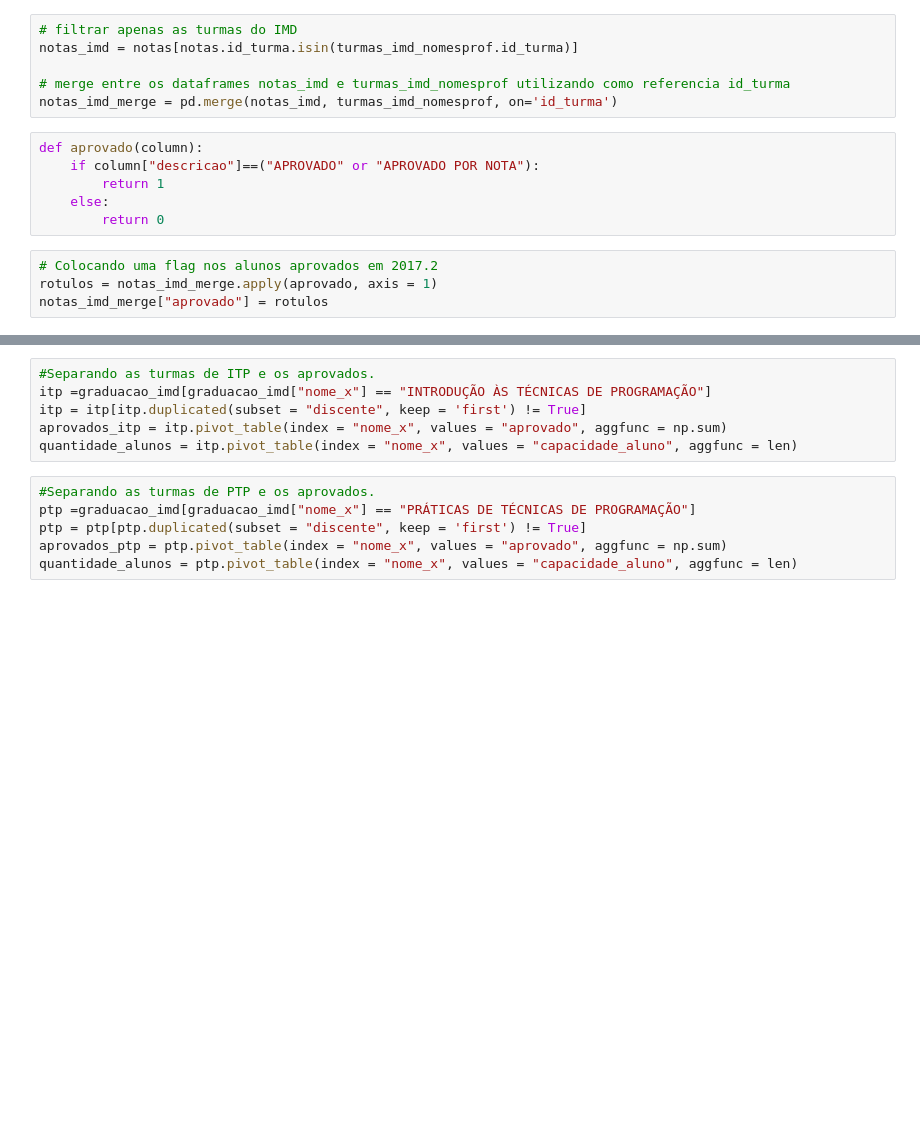
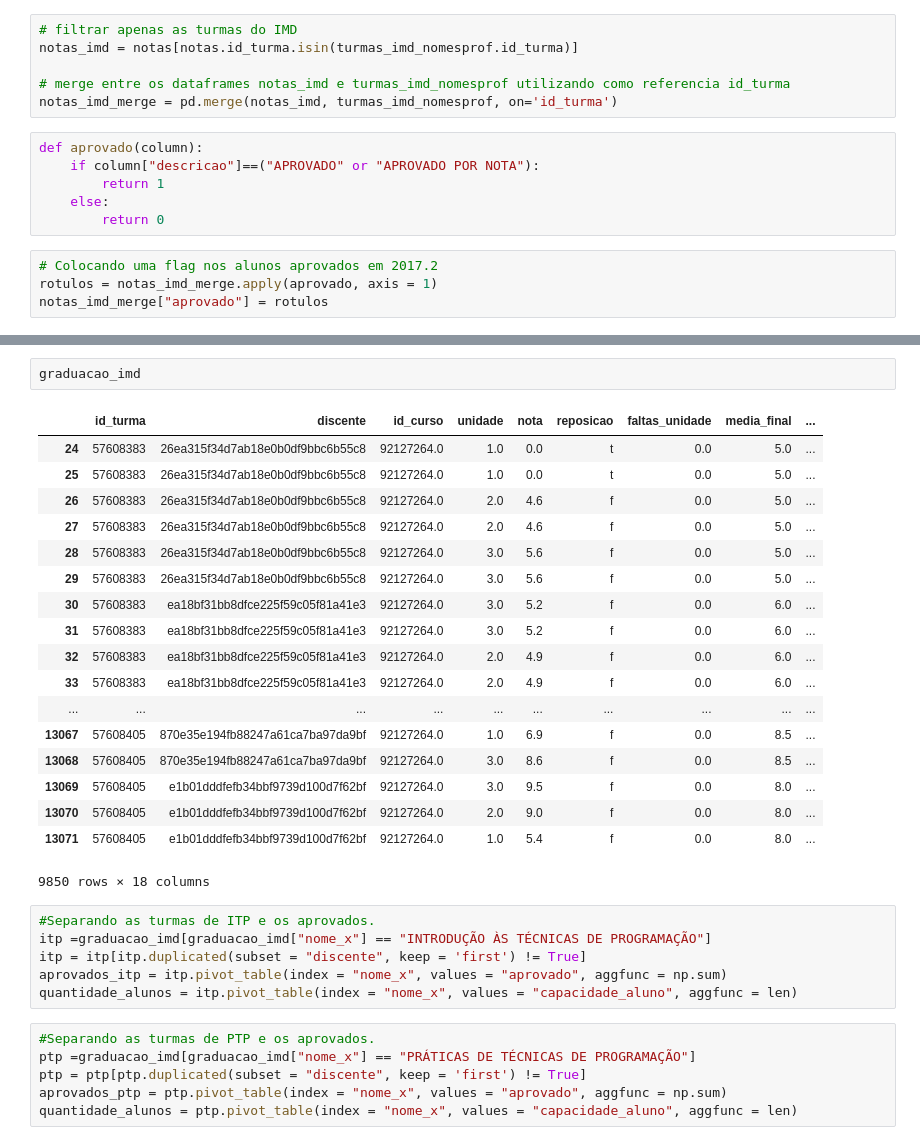
Before and after one commit to developerjoao/Trabalho_probabilidade, a Jupyter notebook: Trabalho segunda unidade.ipynb, the cells around one changed output, grey strips where cells are left out. Cells and saved outputs as stored; diff of their text form; blank space fills up the shorter version.

```diff
--- a/Trabalho segunda unidade.ipynb
+++ b/Trabalho segunda unidade.ipynb
@@ -138,3 +138,24 @@ array(['INTRODUÇÃO ÀS TÉCNICAS DE PROGRAMAÇÃO',
+# %%
+graduacao_imd
+# %% [output]
+|  | id_turma | discente | id_curso | unidade | nota | reposicao | faltas_unidade | media_final | ... |
+| 24 | 57608383 | 26ea315f34d7ab18e0b0df9bbc6b55c8 | 92127264.0 | 1.0 | 0.0 | t | 0.0 | 5.0 | ... |
+| 25 | 57608383 | 26ea315f34d7ab18e0b0df9bbc6b55c8 | 92127264.0 | 1.0 | 0.0 | t | 0.0 | 5.0 | ... |
+| 26 | 57608383 | 26ea315f34d7ab18e0b0df9bbc6b55c8 | 92127264.0 | 2.0 | 4.6 | f | 0.0 | 5.0 | ... |
+| 27 | 57608383 | 26ea315f34d7ab18e0b0df9bbc6b55c8 | 92127264.0 | 2.0 | 4.6 | f | 0.0 | 5.0 | ... |
+| 28 | 57608383 | 26ea315f34d7ab18e0b0df9bbc6b55c8 | 92127264.0 | 3.0 | 5.6 | f | 0.0 | 5.0 | ... |
+| 29 | 57608383 | 26ea315f34d7ab18e0b0df9bbc6b55c8 | 92127264.0 | 3.0 | 5.6 | f | 0.0 | 5.0 | ... |
+| 30 | 57608383 | ea18bf31bb8dfce225f59c05f81a41e3 | 92127264.0 | 3.0 | 5.2 | f | 0.0 | 6.0 | ... |
+| 31 | 57608383 | ea18bf31bb8dfce225f59c05f81a41e3 | 92127264.0 | 3.0 | 5.2 | f | 0.0 | 6.0 | ... |
+| 32 | 57608383 | ea18bf31bb8dfce225f59c05f81a41e3 | 92127264.0 | 2.0 | 4.9 | f | 0.0 | 6.0 | ... |
+| 33 | 57608383 | ea18bf31bb8dfce225f59c05f81a41e3 | 92127264.0 | 2.0 | 4.9 | f | 0.0 | 6.0 | ... |
+| ... | ... | ... | ... | ... | ... | ... | ... | ... | ... |
+| 13067 | 57608405 | 870e35e194fb88247a61ca7ba97da9bf | 92127264.0 | 1.0 | 6.9 | f | 0.0 | 8.5 | ... |
+| 13068 | 57608405 | 870e35e194fb88247a61ca7ba97da9bf | 92127264.0 | 3.0 | 8.6 | f | 0.0 | 8.5 | ... |
+| 13069 | 57608405 | e1b01dddfefb34bbf9739d100d7f62bf | 92127264.0 | 3.0 | 9.5 | f | 0.0 | 8.0 | ... |
+| 13070 | 57608405 | e1b01dddfefb34bbf9739d100d7f62bf | 92127264.0 | 2.0 | 9.0 | f | 0.0 | 8.0 | ... |
+| 13071 | 57608405 | e1b01dddfefb34bbf9739d100d7f62bf | 92127264.0 | 1.0 | 5.4 | f | 0.0 | 8.0 | ... |
+9850 rows × 18 columns
 # %%
 #Separando as turmas de ITP e os aprovados.
 itp =graduacao_imd[graduacao_imd["nome_x"] == "INTRODUÇÃO ÀS TÉCNICAS DE PROGRAMAÇÃO"]
```
Also changed, not shown: parts of 4 cells of this notebook, 1 other file.
